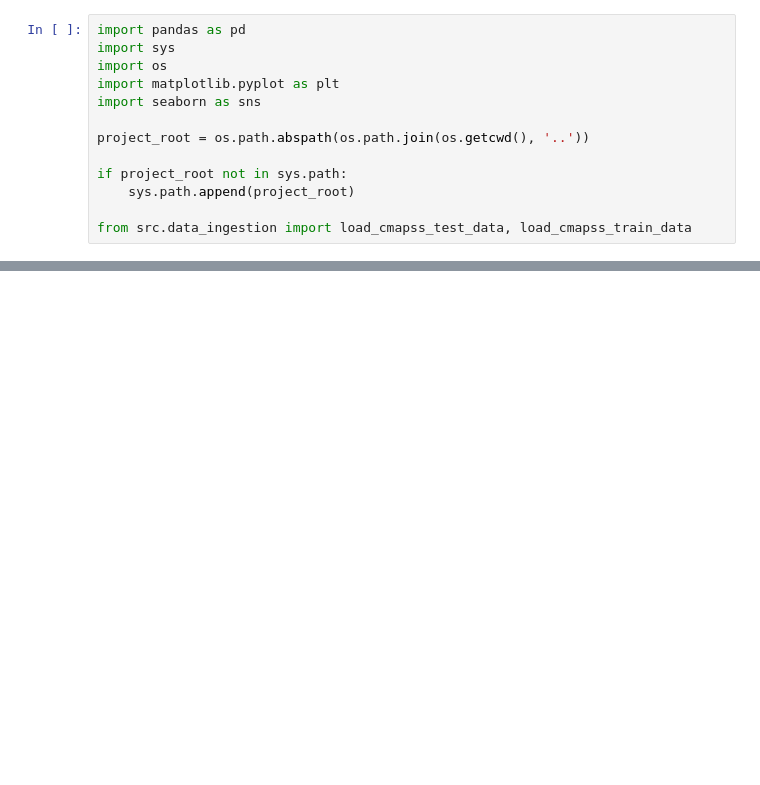
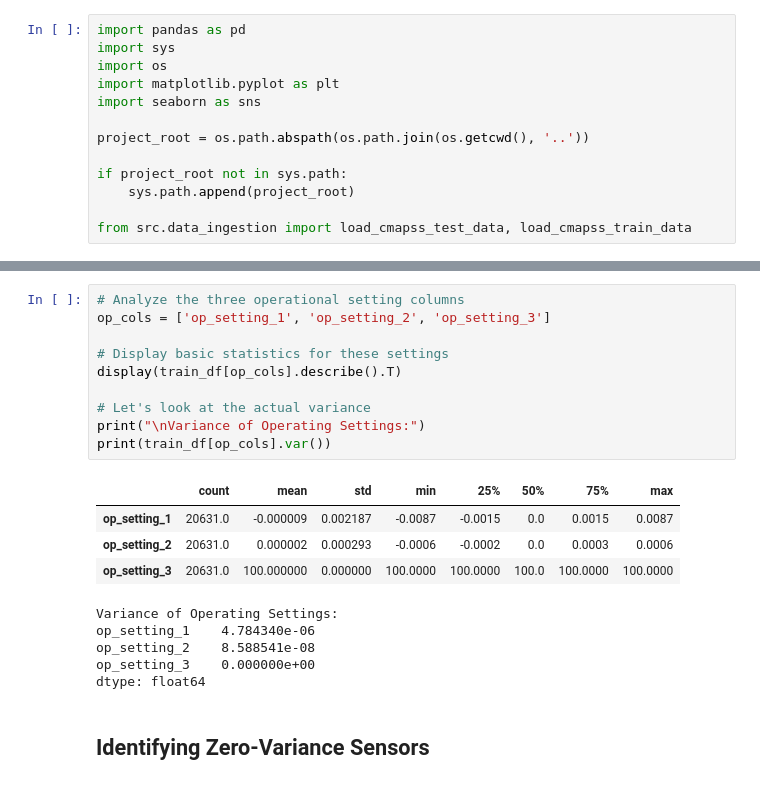
Before and after one commit to reinaldoasf/jet-engine, a Jupyter notebook: notebooks/eda.ipynb, the cells around one changed output, grey strips where cells are left out. Drawn from its saved outputs; the diff is of its cells as text; blank space fills up the shorter version.

```diff
--- a/notebooks/eda.ipynb
+++ b/notebooks/eda.ipynb
@@ -24,0 +53,22 @@ NameError: name 'sns' is not defined
+# %%
+# Analyze the three operational setting columns
+op_cols = ['op_setting_1', 'op_setting_2', 'op_setting_3']
+
+# Display basic statistics for these settings
+display(train_df[op_cols].describe().T)
+
+# Let's look at the actual variance
+print("\nVariance of Operating Settings:")
+print(train_df[op_cols].var())
+# %% [output]
+|  | count | mean | std | min | 25% | 50% | 75% | max |
+| op_setting_1 | 20631.0 | -0.000009 | 0.002187 | -0.0087 | -0.0015 | 0.0 | 0.0015 | 0.0087 |
+| op_setting_2 | 20631.0 | 0.000002 | 0.000293 | -0.0006 | -0.0002 | 0.0 | 0.0003 | 0.0006 |
+| op_setting_3 | 20631.0 | 100.000000 | 0.000000 | 100.0000 | 100.0000 | 100.0 | 100.0000 | 100.0000 |
+Variance of Operating Settings:
+op_setting_1    4.784340e-06
+op_setting_2    8.588541e-08
+op_setting_3    0.000000e+00
+dtype: float64
+# %% [markdown]
+## Identifying Zero-Variance Sensors
```
Also changed, not shown: parts of 7 cells of this notebook, 1 other file.
